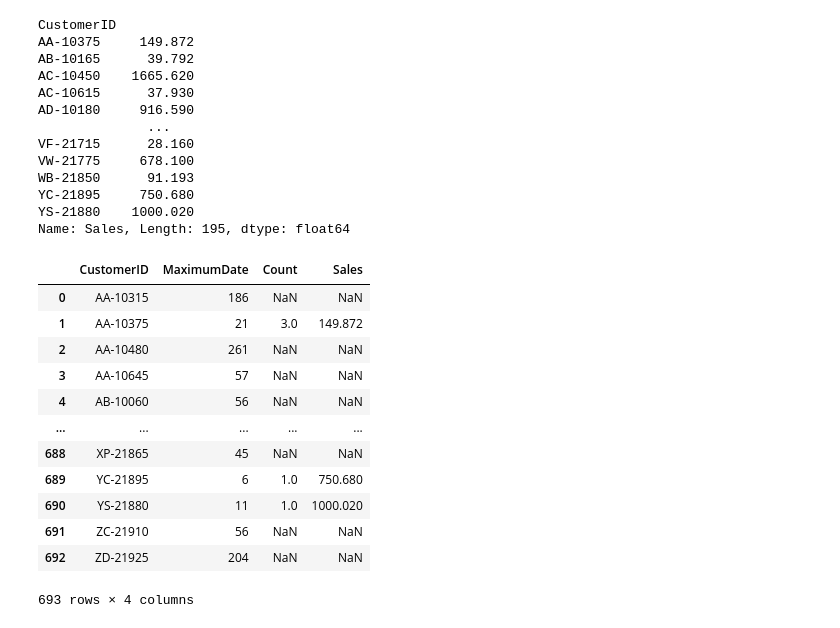
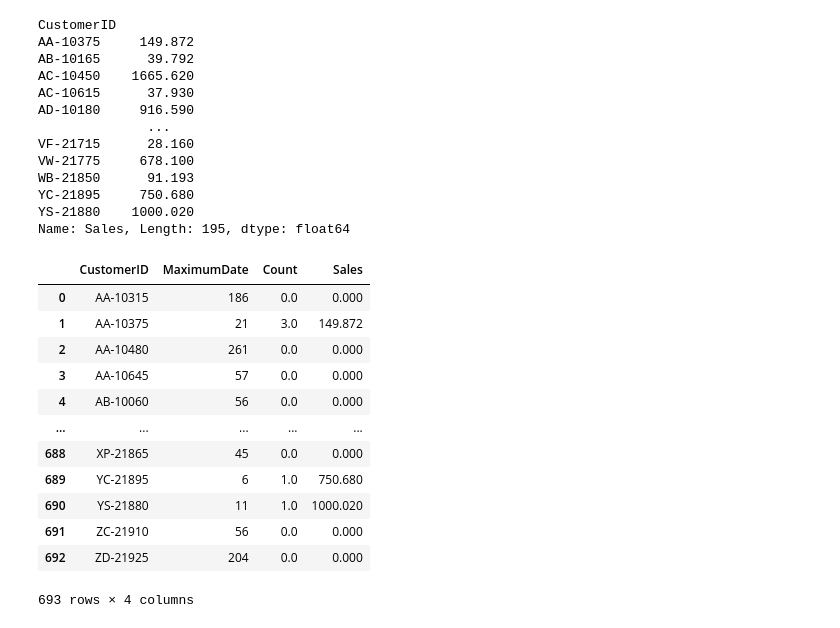
Before and after one commit to SupunGurusinghe/customer-loyalty-ML, a Jupyter notebook: customer_loyalty_ML.ipynb, the cells around one changed output. Cells and saved outputs as stored; diff of their text form; code cells hidden in the pictures.

```diff
--- a/customer_loyalty_ML.ipynb
+++ b/customer_loyalty_ML.ipynb
@@ -118,24 +136,25 @@ Name: Sales, Length: 195, dtype: float64
 # %%
 f_df = recency.join(frequency).join(monetary).rename(columns={'RowID':'Count'}).reset_index()
 convert_dict = {'CustomerID': str,
                 'MaximumDate': int,
                 'Count': float,
                 'Sales': float
                 }
 
 f_df = f_df.astype(convert_dict)
+f_df = f_df.fillna(0)
 f_df
 # %% [output]
 |  | CustomerID | MaximumDate | Count | Sales |
-| 0 | AA-10315 | 186 | NaN | NaN |
+| 0 | AA-10315 | 186 | 0.0 | 0.000 |
 | 1 | AA-10375 | 21 | 3.0 | 149.872 |
-| 2 | AA-10480 | 261 | NaN | NaN |
-| 3 | AA-10645 | 57 | NaN | NaN |
-| 4 | AB-10060 | 56 | NaN | NaN |
+| 2 | AA-10480 | 261 | 0.0 | 0.000 |
+| 3 | AA-10645 | 57 | 0.0 | 0.000 |
+| 4 | AB-10060 | 56 | 0.0 | 0.000 |
 | ... | ... | ... | ... | ... |
-| 688 | XP-21865 | 45 | NaN | NaN |
+| 688 | XP-21865 | 45 | 0.0 | 0.000 |
 | 689 | YC-21895 | 6 | 1.0 | 750.680 |
 | 690 | YS-21880 | 11 | 1.0 | 1000.020 |
-| 691 | ZC-21910 | 56 | NaN | NaN |
-| 692 | ZD-21925 | 204 | NaN | NaN |
+| 691 | ZC-21910 | 56 | 0.0 | 0.000 |
+| 692 | ZD-21925 | 204 | 0.0 | 0.000 |
 693 rows × 4 columns
```
Also changed, not shown: parts of 10 cells of this notebook.
